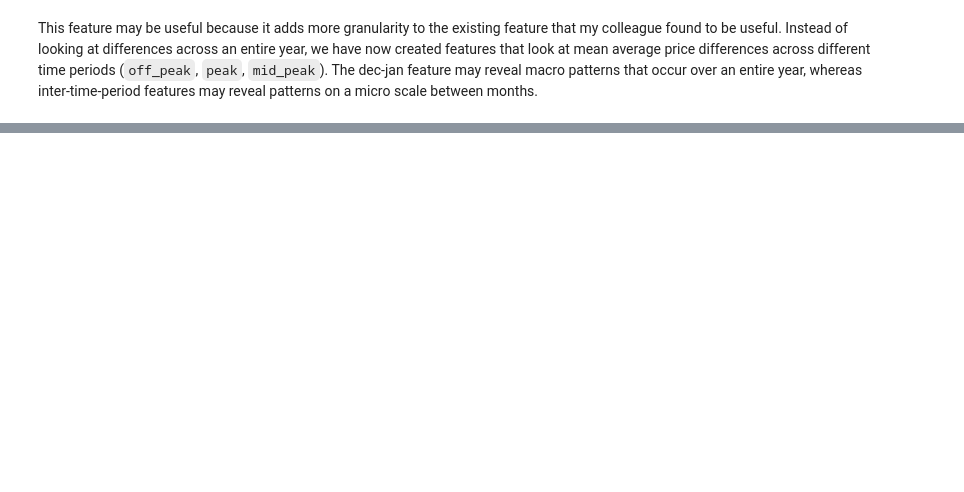
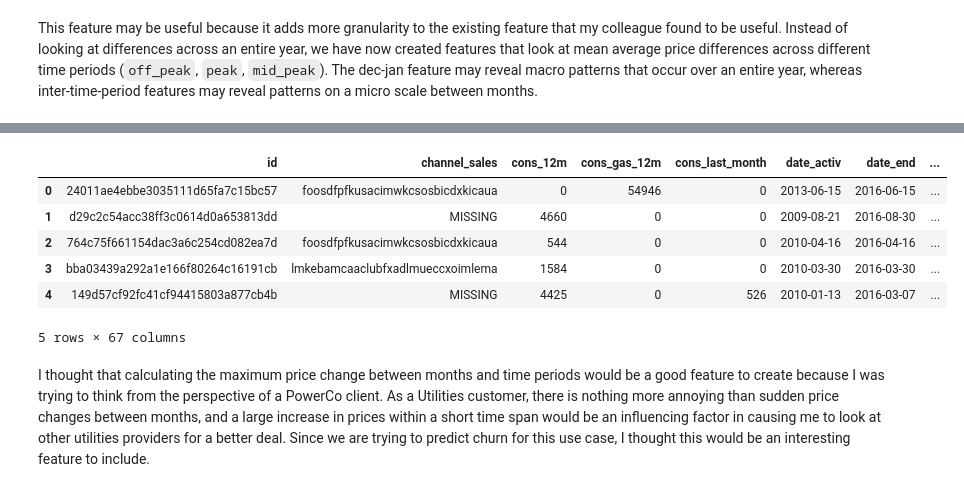
Before and after one commit to lawalsegun2025/forage_projects, a Jupyter notebook: 001_BCG_GAMMA_customer_churn_prediction/3_Feature_Engineering_and_Modelling/notebook/feature_engineering.ipynb, the cells around one changed output, grey strips where cells are left out. Cells and saved outputs as stored; diff of their text form; code cells hidden in the pictures; blank space fills up the shorter version.

Commit message:
Max Price Changes accross periods and months

```diff
--- a/001_BCG_GAMMA_customer_churn_prediction/3_Feature_Engineering_and_Modelling/notebook/feature_engineering.ipynb
+++ b/001_BCG_GAMMA_customer_churn_prediction/3_Feature_Engineering_and_Modelling/notebook/feature_engineering.ipynb
@@ -156,0 +181,50 @@ This feature may be useful because it adds more granularity to the existing feat
+# %%
+# Calculate the mean difference between consecutive periods
+mean_prices_by_month['off_peak_peak_var_mean_diff'] = mean_prices_by_month['price_off_peak_var'] - mean_prices_by_month['price_peak_var']
+mean_prices_by_month['peak_mid_peak_var_mean_diff'] = mean_prices_by_month['price_peak_var'] - mean_prices_by_month['price_mid_peak_var']
+mean_prices_by_month['off_peak_mid_peak_var_mean_diff'] = mean_prices_by_month['price_off_peak_var'] - mean_prices_by_month['price_mid_peak_var']
+mean_prices_by_month['off_peak_peak_fix_mean_diff'] = mean_prices_by_month['price_off_peak_fix'] - mean_prices_by_month['price_peak_fix']
+mean_prices_by_month['peak_mid_peak_fix_mean_diff'] = mean_prices_by_month['price_peak_fix'] - mean_prices_by_month['price_mid_peak_fix']
+mean_prices_by_month['off_peak_mid_peak_fix_mean_diff'] = mean_prices_by_month['price_off_peak_fix'] - mean_prices_by_month['price_mid_peak_fix']
+# %%
+# Calculate the maximum monthly difference across time periods
+max_diff_across_periods_months = mean_prices_by_month.groupby(['id']).agg({
+    'off_peak_peak_var_mean_diff': 'max',
+    'peak_mid_peak_var_mean_diff': 'max',
+    'off_peak_mid_peak_var_mean_diff': 'max',
+    'off_peak_peak_fix_mean_diff': 'max',
+    'peak_mid_peak_fix_mean_diff': 'max',
+    'off_peak_mid_peak_fix_mean_diff': 'max'
+}).reset_index().rename(
+    columns={
+        'off_peak_peak_var_mean_diff': 'off_peak_peak_var_max_monthly_diff',
+        'peak_mid_peak_var_mean_diff': 'peak_mid_peak_var_max_monthly_diff',
+        'off_peak_mid_peak_var_mean_diff': 'off_peak_mid_peak_var_max_monthly_diff',
+        'off_peak_peak_fix_mean_diff': 'off_peak_peak_fix_max_monthly_diff',
+        'peak_mid_peak_fix_mean_diff': 'peak_mid_peak_fix_max_monthly_diff',
+        'off_peak_mid_peak_fix_mean_diff': 'off_peak_mid_peak_fix_max_monthly_diff'
+    }
+)
+# %%
+columns = [
+    'id',
+    'off_peak_peak_var_max_monthly_diff',
+    'peak_mid_peak_var_max_monthly_diff',
+    'off_peak_mid_peak_var_max_monthly_diff',
+    'off_peak_peak_fix_max_monthly_diff',
+    'peak_mid_peak_fix_max_monthly_diff',
+    'off_peak_mid_peak_fix_max_monthly_diff'
+]
+
+df = pd.merge(df, max_diff_across_periods_months[columns], on='id')
+df.head()
+# %% [output]
+|  | id | channel_sales | cons_12m | cons_gas_12m | cons_last_month | date_activ | date_end | ... |
+| 0 | 24011ae4ebbe3035111d65fa7c15bc57 | foosdfpfkusacimwkcsosbicdxkicaua | 0 | 54946 | 0 | 2013-06-15 | 2016-06-15 | ... |
+| 1 | d29c2c54acc38ff3c0614d0a653813dd | MISSING | 4660 | 0 | 0 | 2009-08-21 | 2016-08-30 | ... |
+| 2 | 764c75f661154dac3a6c254cd082ea7d | foosdfpfkusacimwkcsosbicdxkicaua | 544 | 0 | 0 | 2010-04-16 | 2016-04-16 | ... |
+| 3 | bba03439a292a1e166f80264c16191cb | lmkebamcaaclubfxadlmueccxoimlema | 1584 | 0 | 0 | 2010-03-30 | 2016-03-30 | ... |
+| 4 | 149d57cf92fc41cf94415803a877cb4b | MISSING | 4425 | 0 | 526 | 2010-01-13 | 2016-03-07 | ... |
+5 rows × 67 columns
+# %% [markdown]
+I thought that calculating the maximum price change between months and time periods would be a good feature to create because I was trying to think from the perspective of a PowerCo client. As a Utilities customer, there is nothing more annoying than sudden price changes between months, and a large increase in prices within a short time span would be an influencing factor in causing me to look at other utilities providers for a better deal. Since we are trying to predict churn for this use case, I thought this would be an interesting feature to include.
```
Also changed, not shown: parts of 5 cells of this notebook.
